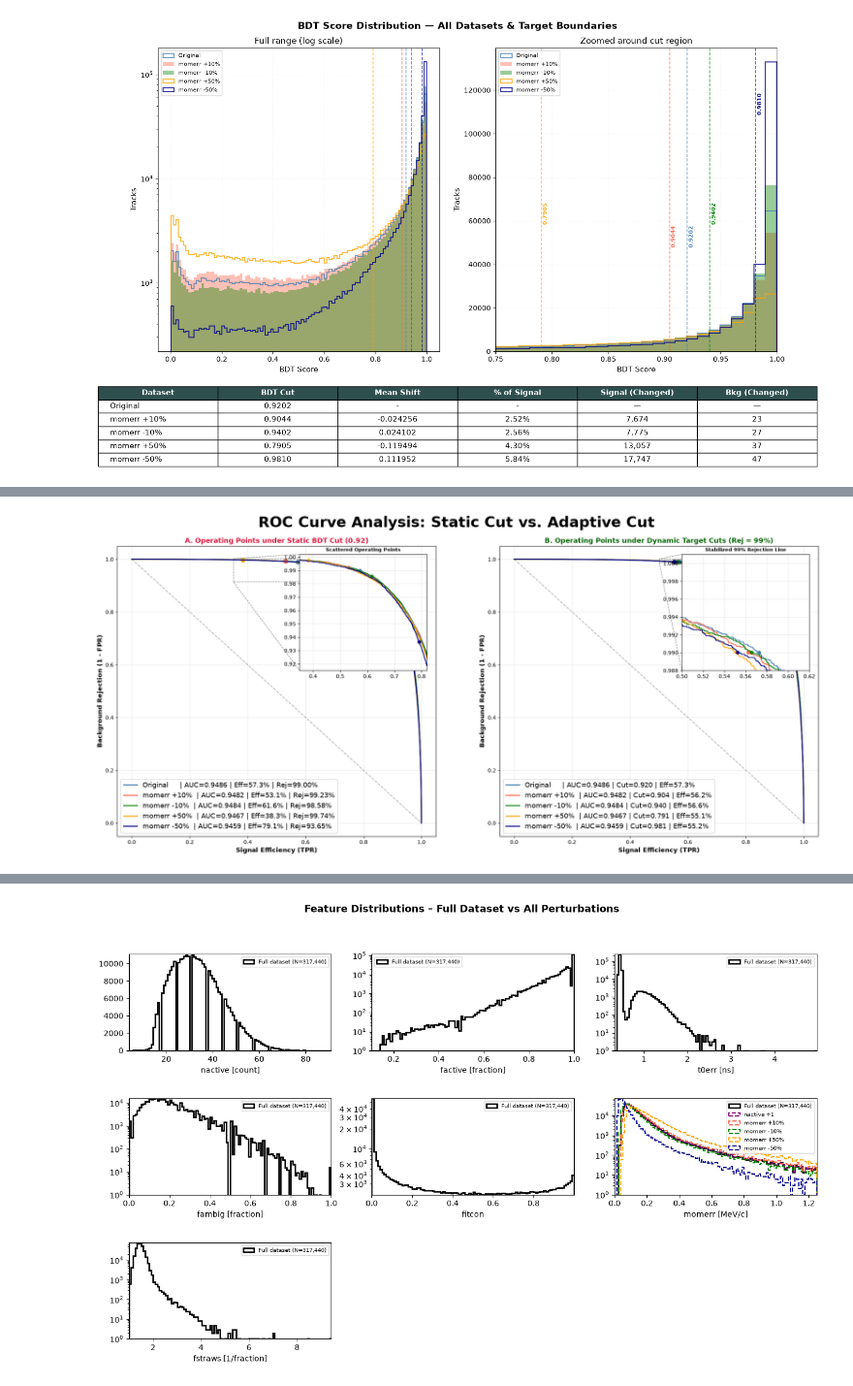
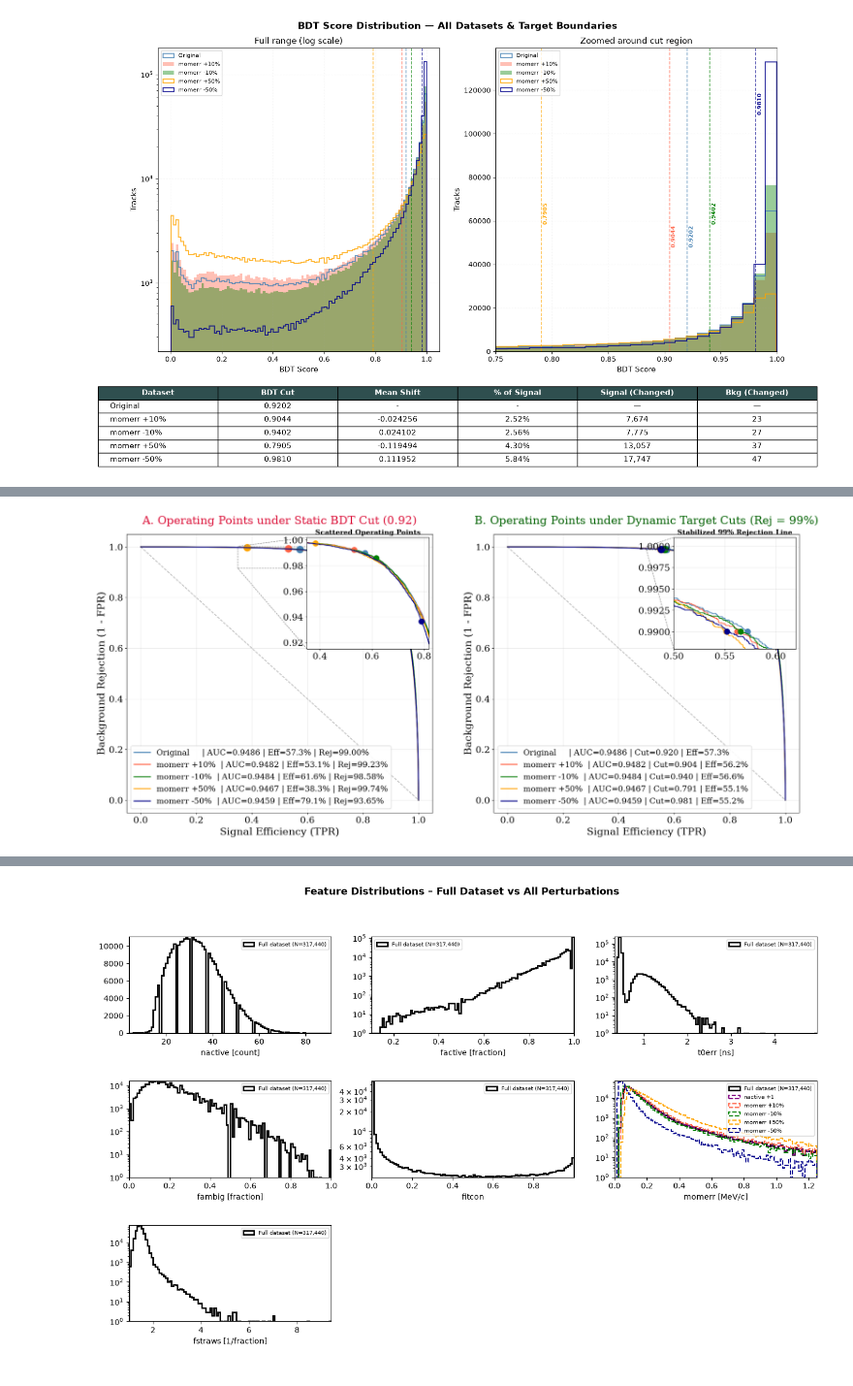
Before and after one commit to Malik-Farouh/Mu2e_XGboost_Project, a Jupyter notebook: TrkQual/04_all_data_perturbation_analysis.ipynb, the cells around one changed output, grey strips where cells are left out. Shown at 97% size. Cells and saved outputs as stored; diff of their text form; code cells hidden in the pictures.

```diff
--- a/TrkQual/04_all_data_perturbation_analysis.ipynb
+++ b/TrkQual/04_all_data_perturbation_analysis.ipynb
@@ -80,7 +86,7 @@ Stored 6 environment prediction layers with matching shapes: (317440,)
 # %%
 # 1. Verification Diagnostics Printout
 N_signal = (y_full_filtered == 1).sum()
-print(f"Note: % calculated over total signal tracks (N={N_signal:,})")
+print(f"Note: % calculated over total # tracks (N={len(y_full_filtered):,})")
 print("This is appropriate as the dataset is predominantly signal-like (CE electrons)\n")
 
 print(f"{'Dataset':<25s} {'AUC':>8s} {'Signal eff':>12s} {'BDT cut':>10s} {'Mean shift':>12s} {'% of signal':>12s} {'Signal':>8s} {'Bkg':>6s}")
@@ -121,8 +127,8 @@ for label, scores in all_studies:
 
     sig_changed = ((drift_mask) & (y_full_filtered == 1)).sum()
     bkg_changed = ((drift_mask) & (y_full_filtered == 0)).sum()
-    #pct_signal = (sig_changed / N_signal) * 100
-    pct_signal = (sig_changed / len(y_full_filtered)) * 100
+    pct_signal = (sig_changed / N_signal) * 100
+    #pct_signal = (sig_changed / len(y_full_filtered)) * 100
 
     if label == 'Original':
         print(f"{'Original':<25s} {auc_score:>8.4f} {sig_eff*100:>11.2f}% {opt_cut:>10.4f}")
@@ -414,4 +416,31 @@ plt.show()
 # %%
+# 1. Match default LaTeX font
+plt.rcParams['font.family'] = 'serif'
+plt.rcParams['font.serif'] = ['DejaVu Serif', 'Bitstream Vera Serif', 'Computer Modern Roman', 'Times New Roman']
+plt.rcParams['pdf.fonttype'] = 42
+
+# Scale font sizes up
+plt.rcParams.update({
+    'font.size': 20,
+    'axes.labelsize': 18,
+    'axes.titlesize': 14,
+    'xtick.labelsize': 18,
+    'ytick.labelsize': 18,
+    'legend.fontsize': 13
+})
+
+# 2. Establish constants
+TRKQUAL_CUT = 0.92
+
+optimal_cuts = {
+    'Original': 0.9202,
+    'momerr +10%': 0.9044,
+    'momerr -10%': 0.9402,
+    'momerr +50%': 0.7905,
+    'momerr -50%': 0.9810
+}
+
+
 # 1. Define dataset configurations
 datasets_roc = [
     (y_pred_orig, y_full_filtered, 'Original', 'steelblue'),
@@ -427,11 +456,11 @@ rej_target = 0.99
 
 # 2. Initialize side-by-side subplots
 fig, (ax1, ax2) = plt.subplots(1, 2, figsize=(24, 10)) # Slightly wider to prevent text squeezing
-fig.suptitle("ROC Curve Analysis: Static Cut vs. Adaptive Cut", fontsize=28, fontweight='bold', y=0.96)
+#fig.suptitle("ROC Curve Analysis: Static Cut vs. Adaptive Cut", fontsize=28, fontweight='bold', y=0.96)
 
-# Setup shared insets for both panels
-ax_ins1 = inset_axes(ax1, width="40%", height="40%", loc='upper right', bbox_to_anchor=(-0.02, -0.02, 1, 1), bbox_transform=ax1.transAxes)
-ax_ins2 = inset_axes(ax2, width="40%", height="40%", loc='upper right', bbox_to_anchor=(-0.02, -0.02, 1, 1), bbox_transform=ax2.transAxes)
+# Setup shared insets for both panels.  (-0.02, -0.02, 1, 1)
+ax_ins1 = inset_axes(ax1, width="40%", height="40%", loc='upper right', bbox_to_anchor=(0.0, 0.0, 1, 1), bbox_transform=ax1.transAxes)
+ax_ins2 = inset_axes(ax2, width="40%", height="40%", loc='upper right', bbox_to_anchor=(0.0, 0.0, 1, 1), bbox_transform=ax2.transAxes)
 
 # 3. Loop through data to plot Left Panel (Static Cut) and Right Panel (Dynamic Threshold)
 for scores, labels, name, color in datasets_roc:
@@ -447,54 +476,55 @@ for scores, labels, name, color in datasets_roc:
     # Included AUC score into the text block string format
     ax1.plot(tpr, 1 - fpr, color=color, linewidth=2,
              label=f"{name:<12} | AUC={auc_score:.4f} | Eff={sig_eff_stat*100:.1f}% | Rej={bkg_rej_stat*100:.2f}%")
-    ax1.plot(tpr[idx_stat], 1 - fpr[idx_stat], 'o', color=color, markersize=8)
+    ax1.plot(tpr[idx_stat], 1 - fpr[idx_stat], 'o', color=color, markersize=14)
     ax_ins1.plot(tpr, 1 - fpr, color=color, linewidth=1.5)
-    ax_ins1.plot(tpr[idx_stat], 1 - fpr[idx_stat], 'o', color=color, markersize=6)
+    ax_ins1.plot(tpr[idx_stat], 1 - fpr[idx_stat], 'o', color=color, markersize=11)
 
     # --- RIGHT PANEL: DYNAMIC ADAPTIVE SELECTION ---
     indices_dyn = np.where(1 - fpr >= rej_target)[0]
     idx_dyn = indices_dyn[-1] if len(indices_dyn) > 0 else 0 # Explicitly target the 1D index element
     sig_eff_dyn = float(tpr[idx_dyn])
     opt_cut = float(thresholds[idx_dyn])
 
     # Included AUC score into the text block string format
     ax2.plot(tpr, 1 - fpr, color=color, linewidth=2,
              label=f"{name:<12} | AUC={auc_score:.4f} | Cut={opt_cut:.3f} | Eff={sig_eff_dyn*100:.1f}%")
-    ax2.plot(tpr[idx_dyn], 1 - fpr[idx_dyn], 'o', color=color, markersize=8)
+    ax2.plot(tpr[idx_dyn], 1 - fpr[idx_dyn], 'o', color=color, markersize=14)
     ax_ins2.plot(tpr, 1 - fpr, color=color, linewidth=1.5)
-    ax_ins2.plot(tpr[idx_dyn], 1 - fpr[idx_dyn], 'o', color=color, markersize=6)
+    ax_ins2.plot(tpr[idx_dyn], 1 - fpr[idx_dyn], 'o', color=color, markersize=11)
 
 # 4. Format Left Subplot (Static Cut)
 ax1.plot([0, 1], [1, 0], 'k--', alpha=0.3)
-ax1.set_xlabel("Signal Efficiency (TPR)", fontsize=12, fontweight='bold')
-ax1.set_ylabel("Background Rejection (1 - FPR)", fontsize=12, fontweight='bold')
-ax1.set_title("A. Operating Points under Static BDT Cut (0.92)", fontsize=13, fontweight='bold', color='crimson')
+ax1.set_xlabel("Signal Efficiency (TPR)", fontsize=20)
+ax1.set_ylabel("Background Rejection (1 - FPR)", fontsize=20)
+ax1.set_title("A. Operating Points under Static BDT Cut (0.92)", fontsize=22, color='crimson', pad=20)
 ax1.grid(alpha=0.3)
-ax1.legend(loc='lower left', fontsize=13, framealpha=0.9)
+ax1.legend(loc='lower left', fontsize=16, framealpha=0.9)
 
 ax_ins1.set_xlim(0.35, 0.82)
 ax_ins1.set_ylim(0.915, 1.002)
-ax_ins1.set_title("Scattered Operating Points", fontsize=9, fontweight='bold')
+ax_ins1.set_title("Scattered Operating Points", fontsize=14, fontweight='bold')
 ax_ins1.grid(alpha=0.3)
 mark_inset(ax1, ax_ins1, loc1=2, loc2=3, fc="none", ec="0.5", ls="--")
 
 # 5. Format Right Subplot (Dynamic Thresholds)
 ax2.plot([0, 1], [1, 0], 'k--', alpha=0.3)
-ax2.set_xlabel("Signal Efficiency (TPR)", fontsize=12, fontweight='bold')
-ax2.set_ylabel("Background Rejection (1 - FPR)", fontsize=12, fontweight='bold')
-ax2.set_title("B. Operating Points under Dynamic Target Cuts (Rej = 99%)", fontsize=13, fontweight='bold', color='darkgreen')
+ax2.set_xlabel("Signal Efficiency (TPR)", fontsize=20)
+ax2.set_ylabel("Background Rejection (1 - FPR)", fontsize=20)
+ax2.set_title("B. Operating Points under Dynamic Target Cuts (Rej = 99%)", fontsize=22, color='darkgreen', pad=20)
 ax2.grid(alpha=0.3)
-ax2.legend(loc='lower left', fontsize=13, framealpha=0.9)
+ax2.legend(loc='lower left', fontsize=16, framealpha=0.9)
 
 ax_ins2.set_xlim(0.50, 0.62)
 ax_ins2.set_ylim(0.988, 1.001)
-ax_ins2.set_title("Stabilized 99% Rejection Line", fontsize=9, fontweight='bold')
+ax_ins2.set_title("Stabilized 99% Rejection Line", fontsize=14, fontweight='bold')
 ax_ins2.grid(alpha=0.3)
 mark_inset(ax2, ax_ins2, loc1=2, loc2=3, fc="none", ec="0.5", ls="--")
 
+fig.savefig("/Users/malikfarouh/Documents/latex_notes/2026-08_TrkQual_Robustness_BDT/images/ROC_Analysis_Static_v_Adaptive.pdf", bbox_inches="tight")
 plt.show()
 # %% [output]
-[figure, old version]
+[figure, new version]
 # %%
 fig, axes = plt.subplots(2, 2, figsize=(14, 15))
 fig.suptitle("Momentum Error Distribution — Fixed Cut (0.92) vs Optimal Cut\n(99% Bkg Rejection)",
```
Also changed, not shown: parts of 6 cells of this notebook, 3 other files.
